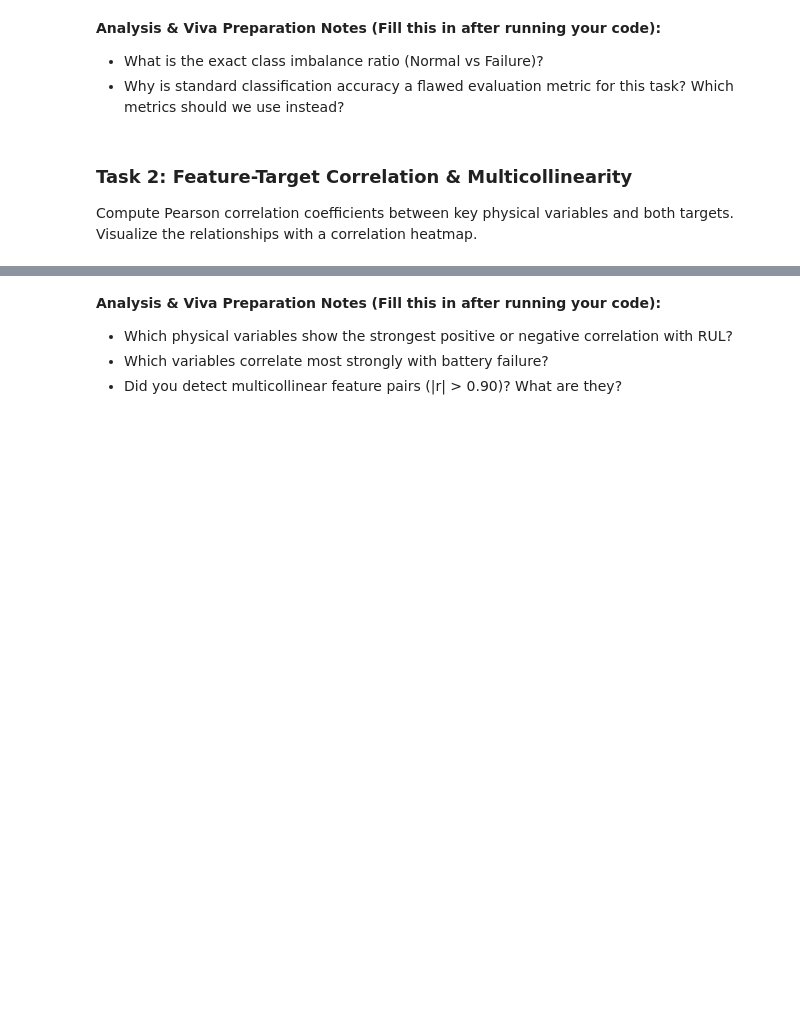
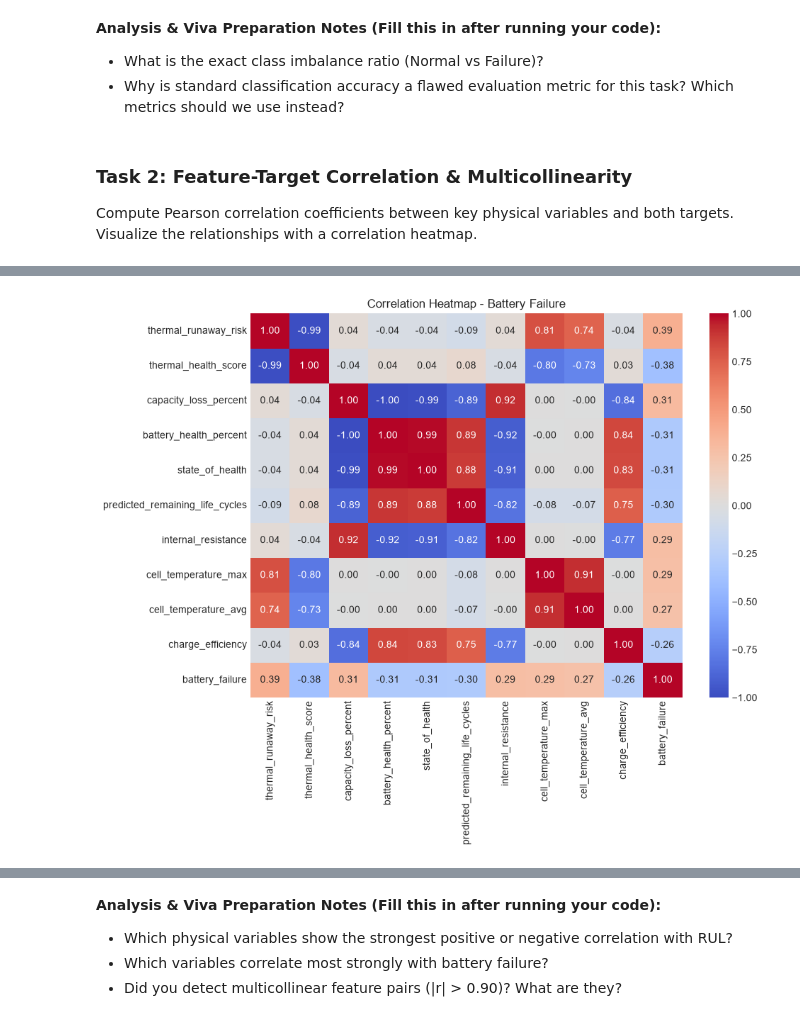
Before and after one commit to chenuka10/EV_Battery_PHM, a Jupyter notebook: notebooks/03_relationships_features_personC.ipynb, the cells around one changed output, grey strips where cells are left out. Drawn from its saved outputs; the diff is of its cells as text; code cells hidden in the pictures; blank space fills up the shorter version.

```diff
--- a/notebooks/03_relationships_features_personC.ipynb
+++ b/notebooks/03_relationships_features_personC.ipynb
@@ -45,4 +96,11 @@ Compute Pearson correlation coefficients between key physical variables and both
 # %%
 # TODO: Select key physical telemetry features and dual targets
 
+numeric_df = df.select_dtypes(include=np.number)
+
 # TODO: Calculate correlation matrix and display a heatmap
+
+corr_matrix = numeric_df.corr()
+
+print("Number of numerical features:", numeric_df.shape[1])
+print("Correlation matrix shape:", corr_matrix.shape)
@@ -48,0 +110,9 @@ Compute Pearson correlation coefficients between key physical variables and both
+# %%
+failure_corr = (
+    corr_matrix['battery_failure']
+    .drop('battery_failure')
+    .sort_values(key=abs, ascending=False)
+)
+
+print("Top correlations with Battery Failure:")
+print(failure_corr.head(15))
@@ -48,0 +164,20 @@ Compute Pearson correlation coefficients between key physical variables and both
+# %%
+# Top 10 features correlated with battery failure
+top_failure_features = failure_corr.head(10).index.tolist()
+failure_heatmap_cols = top_failure_features + ['battery_failure']
+
+plt.figure(figsize=(10, 8))
+
+sns.heatmap(
+    df[failure_heatmap_cols].corr(),
+    annot=True,
+    fmt='.2f',
+    cmap='coolwarm',
+    center=0
+)
+
+plt.title('Correlation Heatmap - Battery Failure')
+plt.tight_layout()
+plt.show()
+# %% [output]
+[figure, added]
```
Also changed, not shown: parts of 15 cells of this notebook.
